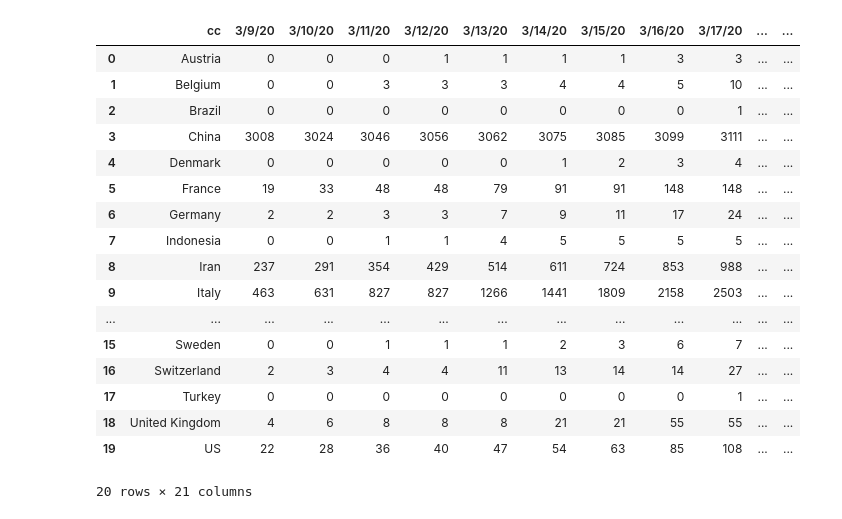
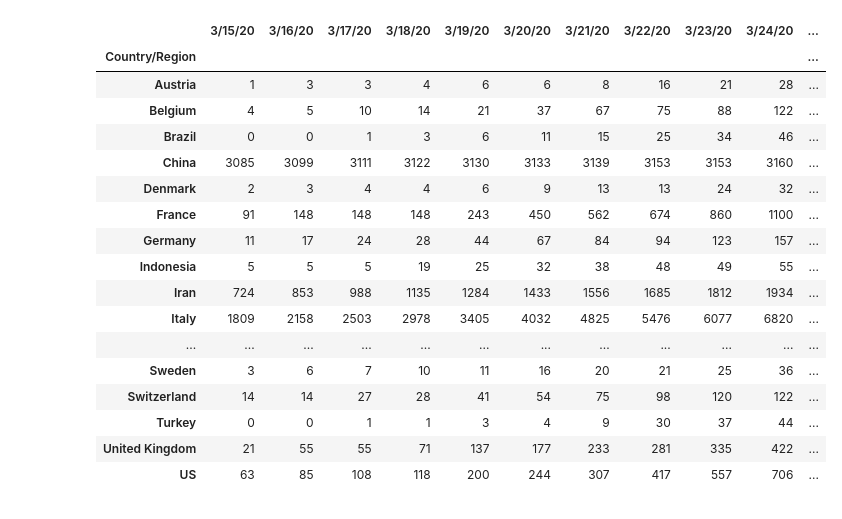
Before and after one commit to infchg/COVID-19, a Jupyter notebook: JH-calculate-daily.ipynb, the cells around one changed output. Cells and saved outputs as stored; diff of their text form; code cells hidden in the pictures.

```diff
--- a/JH-calculate-daily.ipynb
+++ b/JH-calculate-daily.ipynb
@@ -88,5 +42,7 @@ Name: t, dtype: object
 # %%
-! egrep -e '[,1-9][1-9][0-9][0-9]$' -e ',[5-9][0-9]$'  -e ^Provi  tim*dea*csv > over50.csv
+ ! egrep -e '[,1-9][1-9][0-9][0-9]$' -e ',[5-9][0-9]$'  -e ^Provi  tim*dea*csv > over50.csv
 
 import pandas as pd
 df=pd.read_csv('over50.csv')
+df.set_index('Country/Region',inplace=True)  # .T
+type(df)
@@ -93,3 +50,0 @@ df=pd.read_csv('over50.csv')
-# %%
-df['LastDay']=df[df.columns[-1]]-df[df.columns[-2]]  # casualties last day
-display(df.sort_values(by=[df.columns[-1]],ascending=False))
@@ -147,21 +50,0 @@ dfr.insert(loc=0,column='cc',value=df['Country/Region'])
-# %%
-display ( dfr  )
-# %% [output]
-|  | cc | 3/9/20 | 3/10/20 | 3/11/20 | 3/12/20 | 3/13/20 | 3/14/20 | 3/15/20 | 3/16/20 | 3/17/20 | ... | ... |
-| 0 | Austria | 0 | 0 | 0 | 1 | 1 | 1 | 1 | 3 | 3 | ... | ... |
-| 1 | Belgium | 0 | 0 | 3 | 3 | 3 | 4 | 4 | 5 | 10 | ... | ... |
-| 2 | Brazil | 0 | 0 | 0 | 0 | 0 | 0 | 0 | 0 | 1 | ... | ... |
-| 3 | China | 3008 | 3024 | 3046 | 3056 | 3062 | 3075 | 3085 | 3099 | 3111 | ... | ... |
-| 4 | Denmark | 0 | 0 | 0 | 0 | 0 | 1 | 2 | 3 | 4 | ... | ... |
-| 5 | France | 19 | 33 | 48 | 48 | 79 | 91 | 91 | 148 | 148 | ... | ... |
-| 6 | Germany | 2 | 2 | 3 | 3 | 7 | 9 | 11 | 17 | 24 | ... | ... |
-| 7 | Indonesia | 0 | 0 | 1 | 1 | 4 | 5 | 5 | 5 | 5 | ... | ... |
-| 8 | Iran | 237 | 291 | 354 | 429 | 514 | 611 | 724 | 853 | 988 | ... | ... |
-| 9 | Italy | 463 | 631 | 827 | 827 | 1266 | 1441 | 1809 | 2158 | 2503 | ... | ... |
-| ... | ... | ... | ... | ... | ... | ... | ... | ... | ... | ... | ... | ... |
-| 15 | Sweden | 0 | 0 | 1 | 1 | 1 | 2 | 3 | 6 | 7 | ... | ... |
-| 16 | Switzerland | 2 | 3 | 4 | 4 | 11 | 13 | 14 | 14 | 27 | ... | ... |
-| 17 | Turkey | 0 | 0 | 0 | 0 | 0 | 0 | 0 | 0 | 1 | ... | ... |
-| 18 | United Kingdom | 4 | 6 | 8 | 8 | 8 | 21 | 21 | 55 | 55 | ... | ... |
-| 19 | US | 22 | 28 | 36 | 40 | 47 | 54 | 63 | 85 | 108 | ... | ... |
-20 rows × 21 columns
@@ -170,4 +51,24 @@ dfr2=dfr.copy
 # %%
-cols20 = df.columns[-20:].tolist()
-cols21 = df.columns[-21:-1].tolist()
-display( df[df.columns[-2]]-df[df.column[-3]] )
+cols20 = df.columns[-13:].tolist()
+idx = cols20 # cols21 = df.columns[-14:-1].tolist()
+#display( )idx=['Country/Region']+cols20   #no need with set index
+display(df[cols20] )
+# %% [output]
+|  | 3/15/20 | 3/16/20 | 3/17/20 | 3/18/20 | 3/19/20 | 3/20/20 | 3/21/20 | 3/22/20 | 3/23/20 | 3/24/20 | ... |
+| Country/Region |  |  |  |  |  |  |  |  |  |  | ... |
+| Austria | 1 | 3 | 3 | 4 | 6 | 6 | 8 | 16 | 21 | 28 | ... |
+| Belgium | 4 | 5 | 10 | 14 | 21 | 37 | 67 | 75 | 88 | 122 | ... |
+| Brazil | 0 | 0 | 1 | 3 | 6 | 11 | 15 | 25 | 34 | 46 | ... |
+| China | 3085 | 3099 | 3111 | 3122 | 3130 | 3133 | 3139 | 3153 | 3153 | 3160 | ... |
+| Denmark | 2 | 3 | 4 | 4 | 6 | 9 | 13 | 13 | 24 | 32 | ... |
+| France | 91 | 148 | 148 | 148 | 243 | 450 | 562 | 674 | 860 | 1100 | ... |
+| Germany | 11 | 17 | 24 | 28 | 44 | 67 | 84 | 94 | 123 | 157 | ... |
+| Indonesia | 5 | 5 | 5 | 19 | 25 | 32 | 38 | 48 | 49 | 55 | ... |
+| Iran | 724 | 853 | 988 | 1135 | 1284 | 1433 | 1556 | 1685 | 1812 | 1934 | ... |
+| Italy | 1809 | 2158 | 2503 | 2978 | 3405 | 4032 | 4825 | 5476 | 6077 | 6820 | ... |
+| ... | ... | ... | ... | ... | ... | ... | ... | ... | ... | ... | ... |
+| Sweden | 3 | 6 | 7 | 10 | 11 | 16 | 20 | 21 | 25 | 36 | ... |
+| Switzerland | 14 | 14 | 27 | 28 | 41 | 54 | 75 | 98 | 120 | 122 | ... |
+| Turkey | 0 | 0 | 1 | 1 | 3 | 4 | 9 | 30 | 37 | 44 | ... |
+| United Kingdom | 21 | 55 | 55 | 71 | 137 | 177 | 233 | 281 | 335 | 422 | ... |
+| US | 63 | 85 | 108 | 118 | 200 | 244 | 307 | 417 | 557 | 706 | ... |
```
Also changed, not shown: parts of 20 cells of this notebook.
